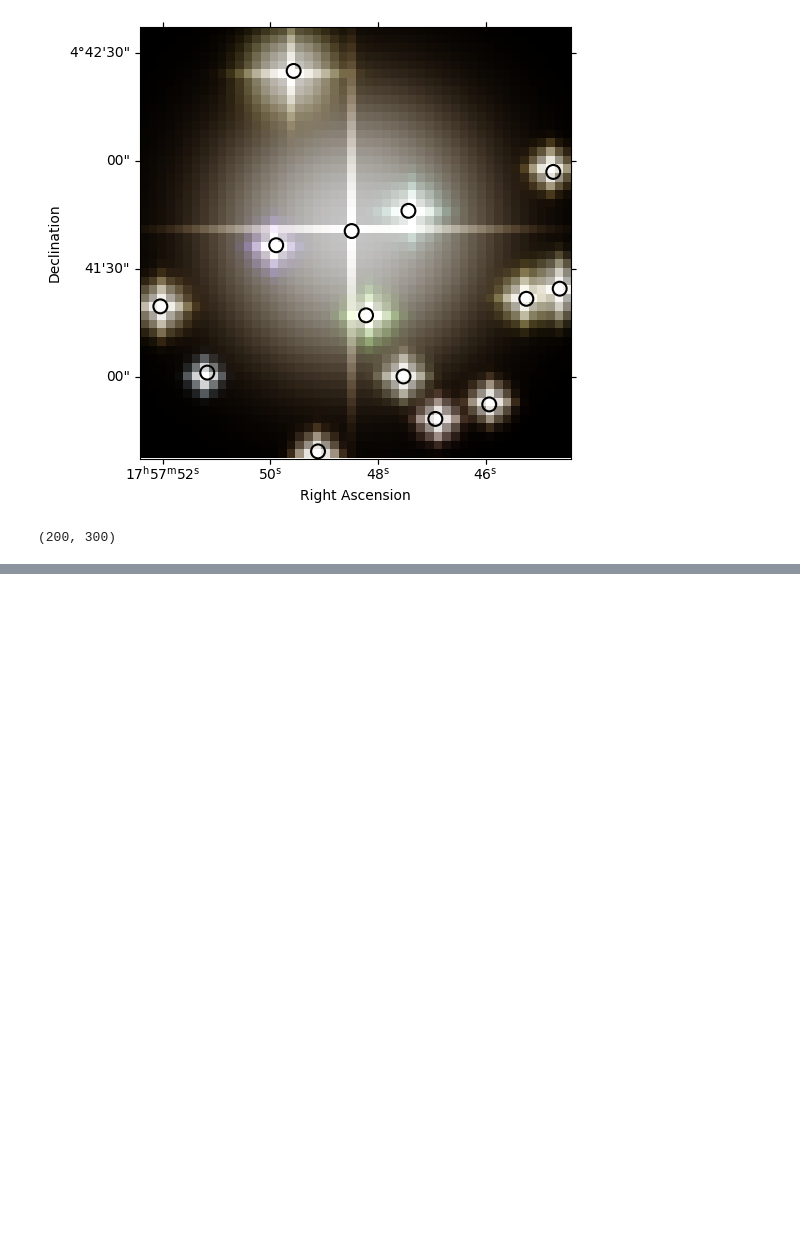
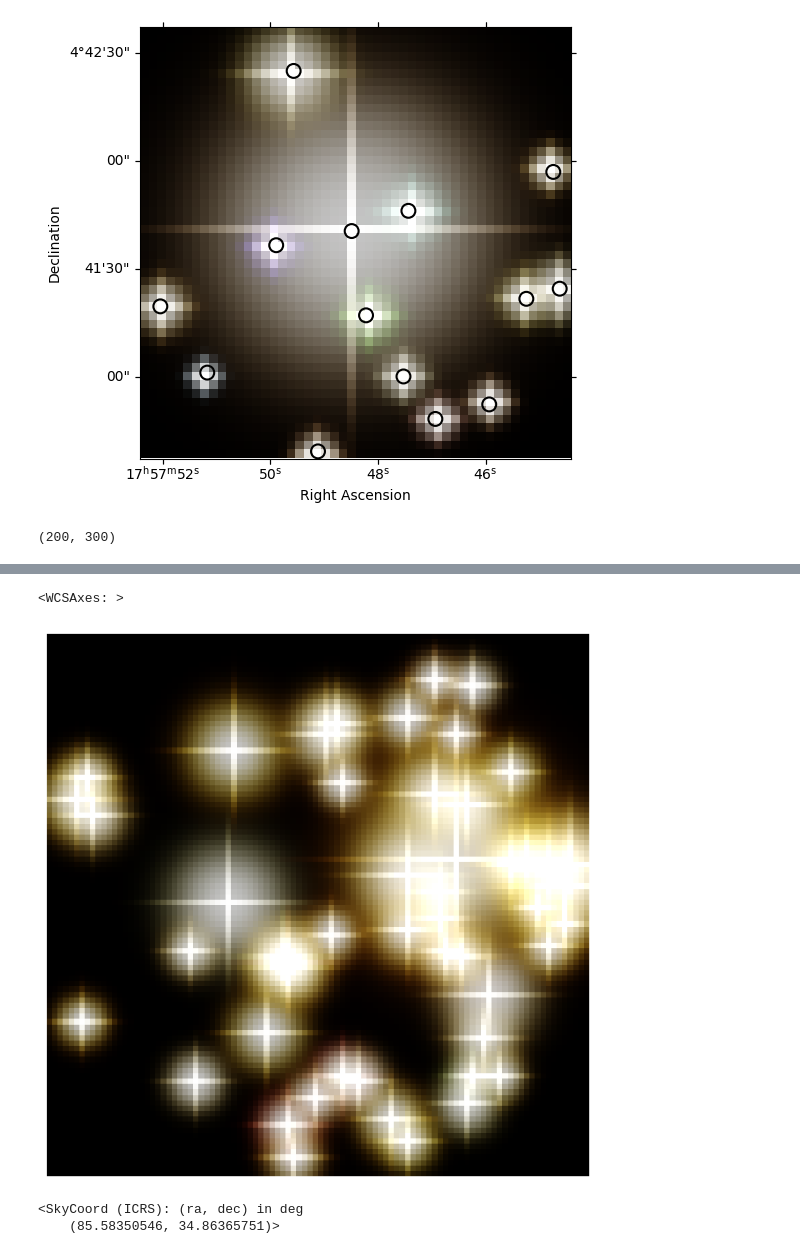
Before and after one commit to SpacialTree/astropixel, a Jupyter notebook: notebooks/plotting.ipynb, the cells around one changed output, grey strips where cells are left out. Saved outputs shown, nothing was run; the diff lists cells and outputs as text; code cells hidden in the pictures; blank space fills up the shorter version.

```diff
--- a/notebooks/plotting.ipynb
+++ b/notebooks/plotting.ipynb
@@ -97,0 +98,10 @@ Clipping input data to the valid range for imshow with RGB data ([0..1] for floa
+# %%
+random_coord = catalog_querry.get_random_coordinates_gal().icrs
+
+plotter2 = plot_stars.StarPlotter(random_coord, size=(100, 100), radius=1*u.arcmin)
+# assert somewhere in the documentation that the radius has to be < 3 arcmin because of catalog query limitations
+# assert somewhere that not all coords have stars and it'll crash if there are no stars in the queried region
+# make a google colaboratory notebook with the examples
+
+plotter2.plot_cross_psf_field_rgb(labels=False)
+# %% [output]
@@ -97,0 +115,7 @@ Clipping input data to the valid range for imshow with RGB data ([0..1] for floa
+<WCSAxes: >
+[figure, added]
+# %%
+random_coord.icrs
+# %% [output]
+<SkyCoord (ICRS): (ra, dec) in deg
+    (85.58350546, 34.86365751)>
```
Also changed, not shown: parts of 2 cells of this notebook.
